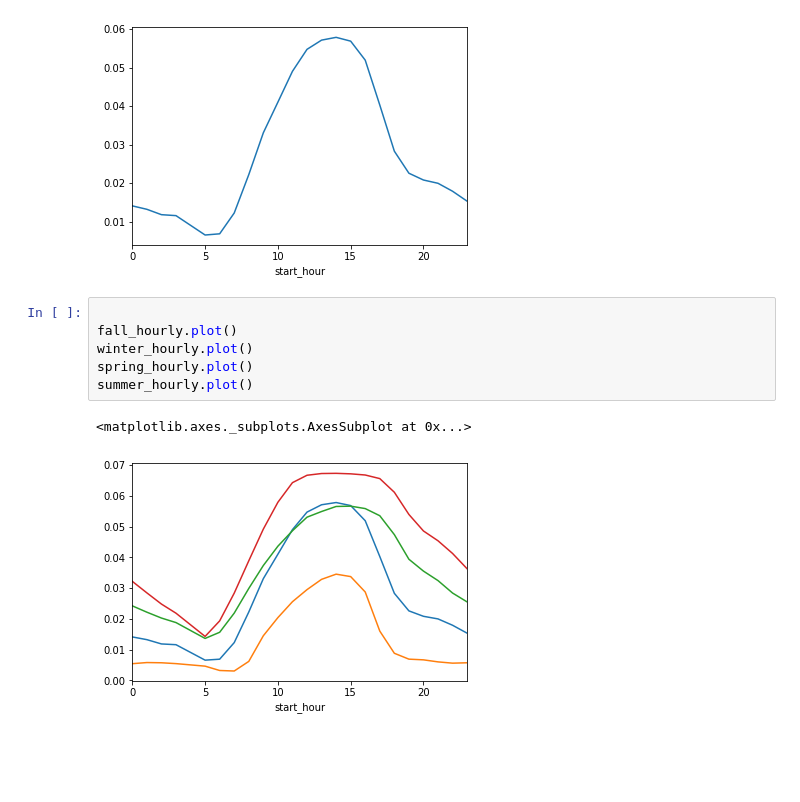
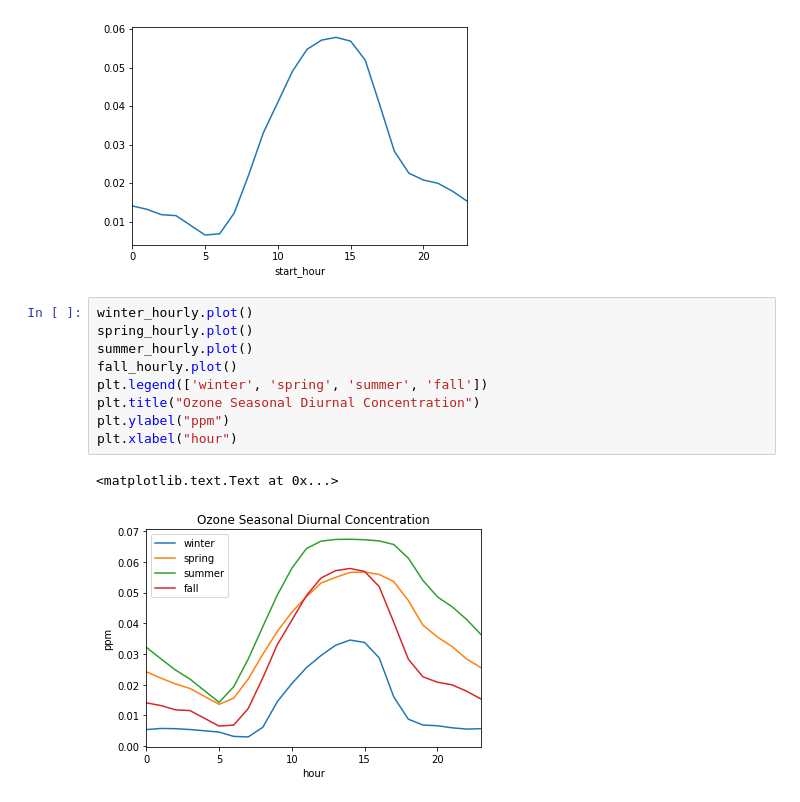
Before and after one commit to byronwasti/fresno-air-quality-data-analysis, a Jupyter notebook: Diurnal Plots.ipynb, the cells around one changed output. Saved outputs shown, nothing was run; the diff lists cells and outputs as text; blank space fills up the shorter version.

Commit message:
Better formatted plots

```diff
--- a/Diurnal Plots.ipynb
+++ b/Diurnal Plots.ipynb
@@ -124,12 +124,15 @@ fall_hourly.plot()
 # %% [output]
 <matplotlib.axes._subplots.AxesSubplot at 0x...>
 [figure]
-# %%
-
-fall_hourly.plot()
-winter_hourly.plot()
-spring_hourly.plot()
-summer_hourly.plot()
-# %% [output]
-<matplotlib.axes._subplots.AxesSubplot at 0x...>
-[figure, removed]
+# %%
+winter_hourly.plot()
+spring_hourly.plot()
+summer_hourly.plot()
+fall_hourly.plot()
+plt.legend(['winter', 'spring', 'summer', 'fall'])
+plt.title("Ozone Seasonal Diurnal Concentration")
+plt.ylabel("ppm")
+plt.xlabel("hour")
+# %% [output]
+<matplotlib.text.Text at 0x...>
+[figure, added]
```
